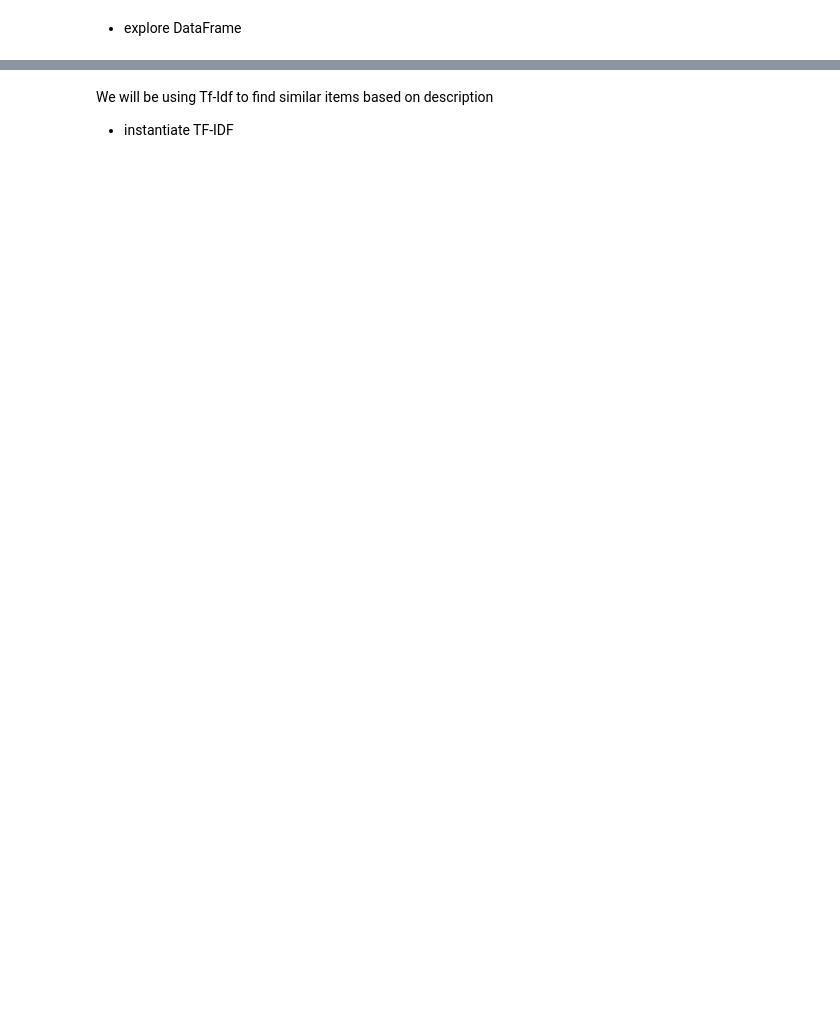
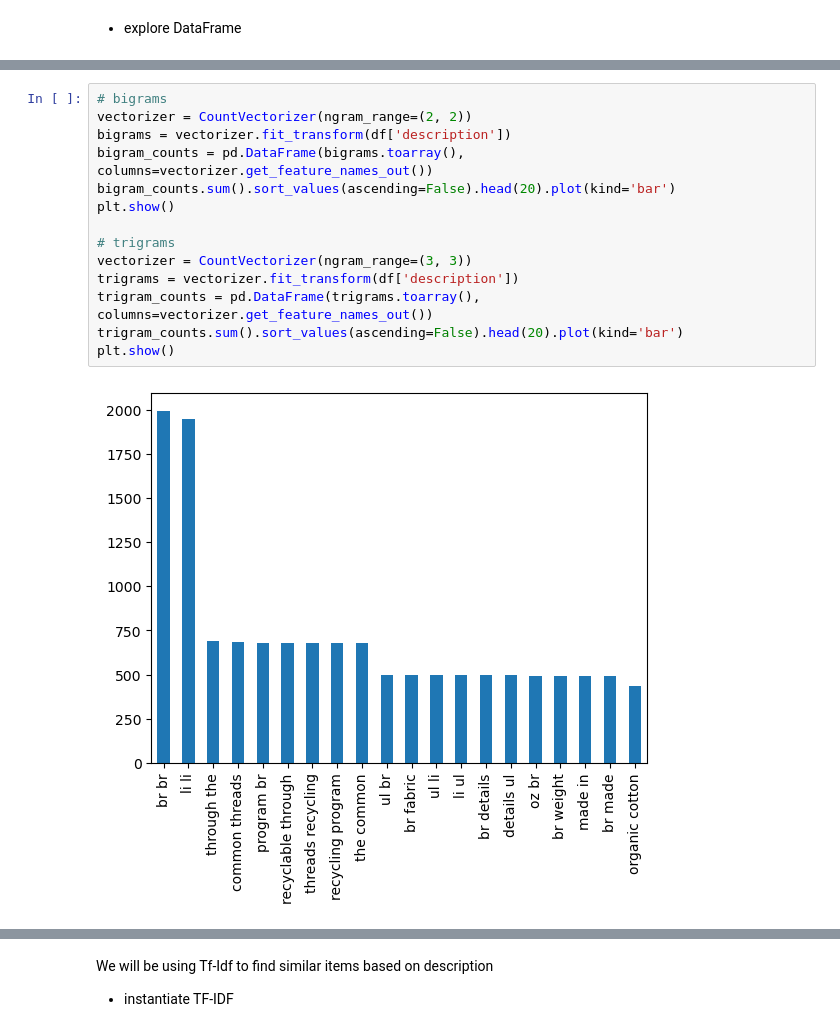
Before and after one commit to rdebullain/exercise_recommender_engines, a Jupyter notebook: notebooks/exercise_content_based_filtering.ipynb, the cells around one changed output, grey strips where cells are left out. Drawn from its saved outputs; the diff is of its cells as text; blank space fills up the shorter version.

```diff
--- a/notebooks/exercise_content_based_filtering.ipynb
+++ b/notebooks/exercise_content_based_filtering.ipynb
@@ -30,0 +67,16 @@ df
+# %%
+# bigrams
+vectorizer = CountVectorizer(ngram_range=(2, 2))
+bigrams = vectorizer.fit_transform(df['description'])
+bigram_counts = pd.DataFrame(bigrams.toarray(), columns=vectorizer.get_feature_names_out())
+bigram_counts.sum().sort_values(ascending=False).head(20).plot(kind='bar')
+plt.show()
+
+# trigrams
+vectorizer = CountVectorizer(ngram_range=(3, 3))
+trigrams = vectorizer.fit_transform(df['description'])
+trigram_counts = pd.DataFrame(trigrams.toarray(), columns=vectorizer.get_feature_names_out())
+trigram_counts.sum().sort_values(ascending=False).head(20).plot(kind='bar')
+plt.show()
+# %% [output]
+[figure, added]
```
Also changed, not shown: parts of 17 cells of this notebook.
